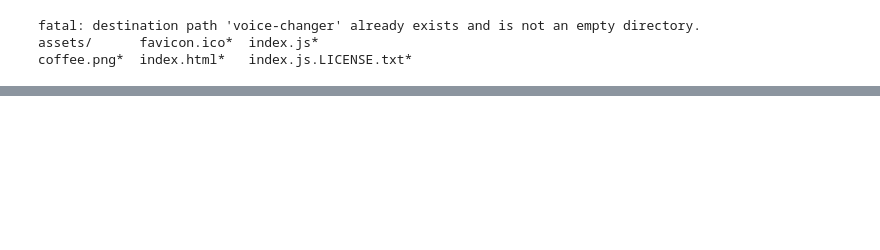
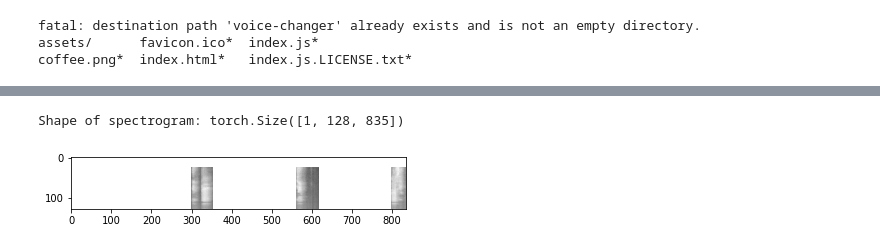
Before and after one commit to w-okada/voice-changer, a Jupyter notebook: SOFT_VC_FLASK.ipynb, the cells around one changed output, grey strips where cells are left out. Saved outputs shown, nothing was run; the diff lists cells and outputs as text; code cells hidden in the pictures; blank space fills up the shorter version.

```diff
--- a/SOFT_VC_FLASK.ipynb
+++ b/SOFT_VC_FLASK.ipynb
@@ -91,0 +157,9 @@ coffee.png*  index.html*   index.js.LICENSE.txt*
+# %%
+source, sr = torchaudio.load("received_data.wav")
+specgram = torchaudio.transforms.MelSpectrogram(sample_rate=24000)(source)
+print("Shape of spectrogram: {}".format(specgram.size()))
+plt.figure()
+p = plt.imshow(specgram.log2()[0,:,:].detach().numpy(), cmap='gray')
+# %% [output]
+Shape of spectrogram: torch.Size([1, 128, 835])
+[figure, added]
```
Also changed, not shown: parts of 15 cells of this notebook.
